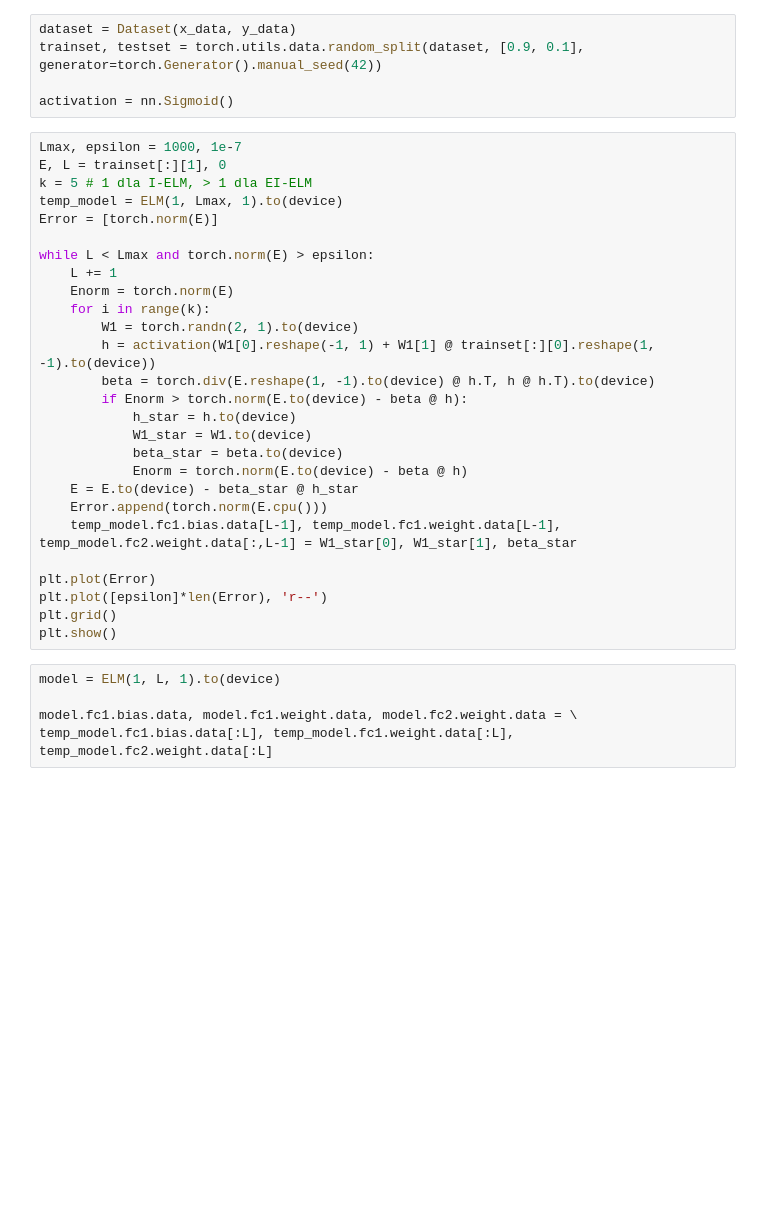
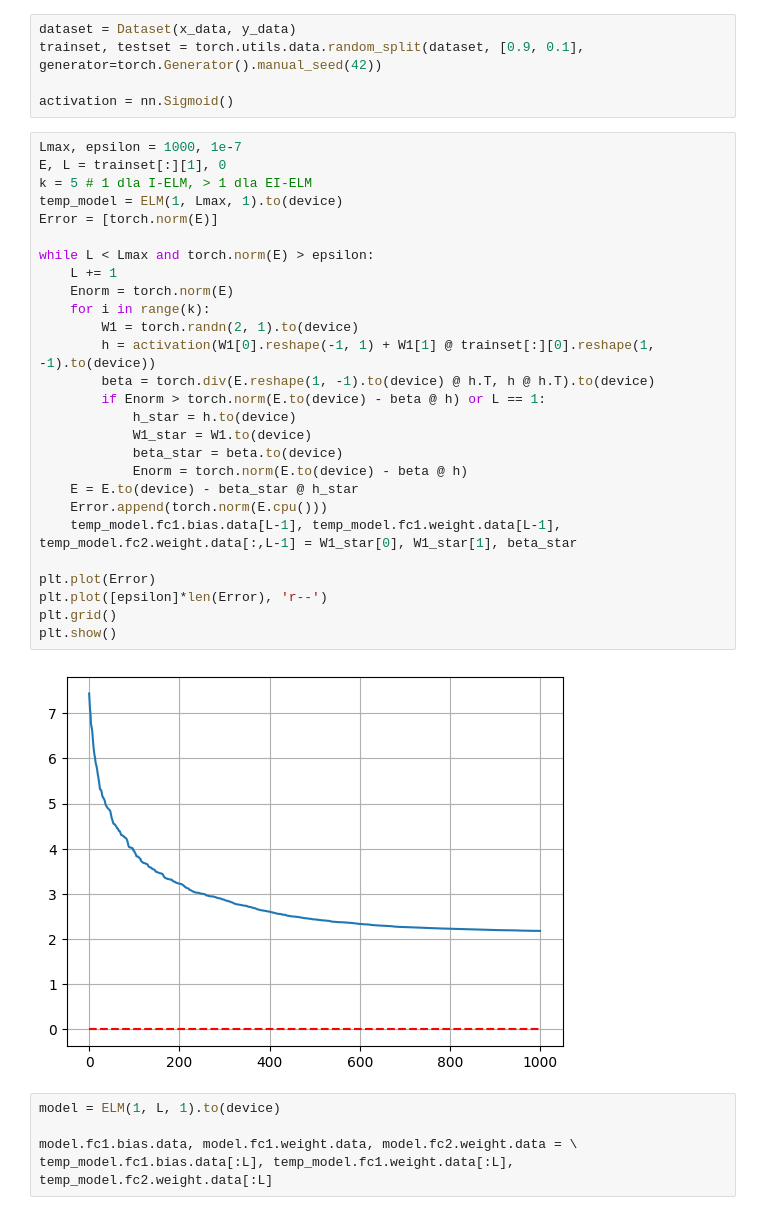
Before and after one commit to pochlebiacz/Analytical-neural-network-learning-algorithms, a Jupyter notebook: R1/4-Incremental ELM.ipynb, the cells around one changed output. Cells and saved outputs as stored; diff of their text form; blank space fills up the shorter version.

```diff
--- a/R1/4-Incremental ELM.ipynb
+++ b/R1/4-Incremental ELM.ipynb
@@ -16,30 +16,32 @@ activation = nn.Sigmoid()
 # %%
 Lmax, epsilon = 1000, 1e-7
 E, L = trainset[:][1], 0
 k = 5 # 1 dla I-ELM, > 1 dla EI-ELM
 temp_model = ELM(1, Lmax, 1).to(device)
 Error = [torch.norm(E)]
 
 while L < Lmax and torch.norm(E) > epsilon:
     L += 1
     Enorm = torch.norm(E)
     for i in range(k):
         W1 = torch.randn(2, 1).to(device)
         h = activation(W1[0].reshape(-1, 1) + W1[1] @ trainset[:][0].reshape(1, -1).to(device))
         beta = torch.div(E.reshape(1, -1).to(device) @ h.T, h @ h.T).to(device)
-        if Enorm > torch.norm(E.to(device) - beta @ h):
+        if Enorm > torch.norm(E.to(device) - beta @ h) or L == 1:
             h_star = h.to(device)
             W1_star = W1.to(device)
             beta_star = beta.to(device)
             Enorm = torch.norm(E.to(device) - beta @ h)
     E = E.to(device) - beta_star @ h_star
     Error.append(torch.norm(E.cpu()))
     temp_model.fc1.bias.data[L-1], temp_model.fc1.weight.data[L-1], temp_model.fc2.weight.data[:,L-1] = W1_star[0], W1_star[1], beta_star
 
 plt.plot(Error)
 plt.plot([epsilon]*len(Error), 'r--')
 plt.grid()
 plt.show()
+# %% [output]
+[figure, added]
 # %%
 model = ELM(1, L, 1).to(device)
 
```
Also changed, not shown: parts of 2 cells of this notebook, 56 other files.
